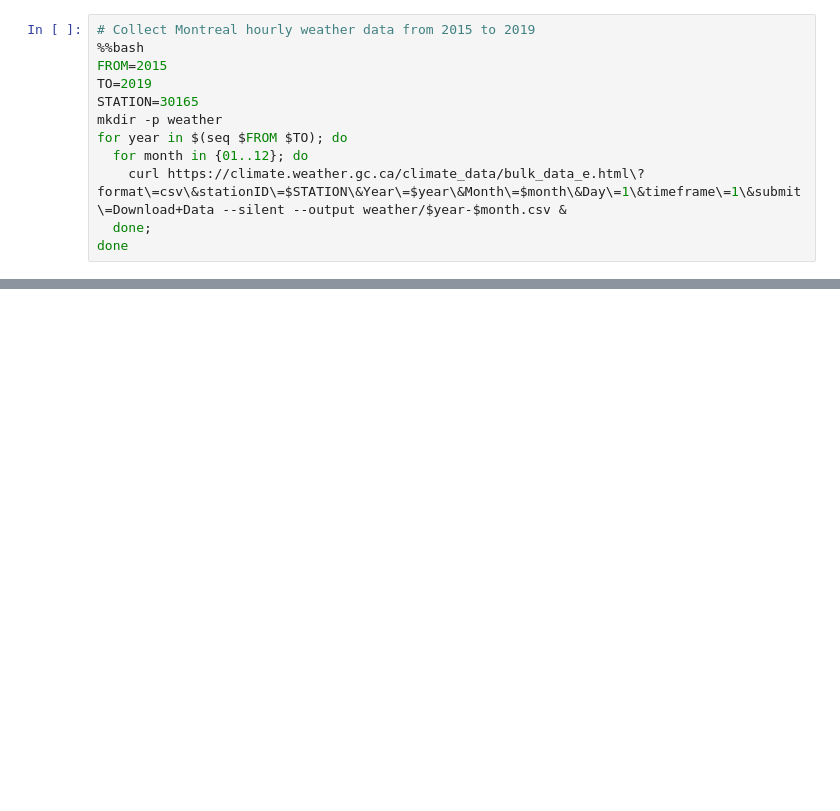
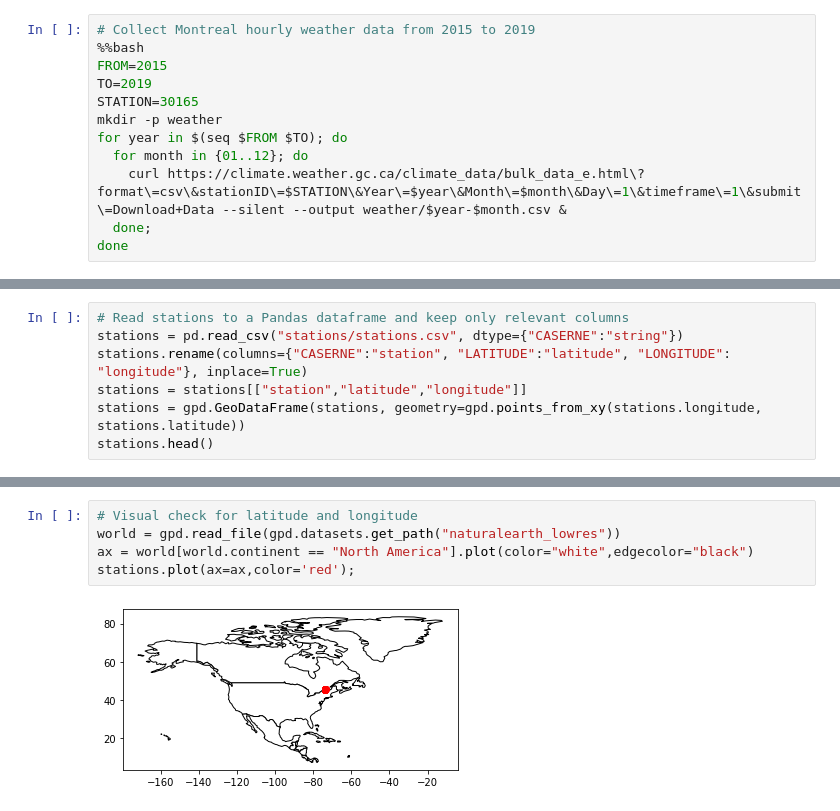
Before and after one commit to naderghanbari/mcgill-capstone, a Jupyter notebook: mcgill_capstone.ipynb, the cells around one changed output, grey strips where cells are left out. Saved outputs shown, nothing was run; the diff lists cells and outputs as text; blank space fills up the shorter version.

Commit message:
Data collection phase 1

```diff
--- a/mcgill_capstone.ipynb
+++ b/mcgill_capstone.ipynb
@@ -50,0 +71,7 @@ assert(len(os.listdir("weather")) == 60)
+# %%
+# Read stations to a Pandas dataframe and keep only relevant columns
+stations = pd.read_csv("stations/stations.csv", dtype={"CASERNE":"string"})
+stations.rename(columns={"CASERNE":"station", "LATITUDE":"latitude", "LONGITUDE": "longitude"}, inplace=True)
+stations = stations[["station","latitude","longitude"]]
+stations = gpd.GeoDataFrame(stations, geometry=gpd.points_from_xy(stations.longitude, stations.latitude))
+stations.head()
@@ -50,0 +85,7 @@ assert(len(os.listdir("weather")) == 60)
+# %%
+# Visual check for latitude and longitude
+world = gpd.read_file(gpd.datasets.get_path("naturalearth_lowres"))
+ax = world[world.continent == "North America"].plot(color="white",edgecolor="black")
+stations.plot(ax=ax,color='red');
+# %% [output]
+[figure, added]
```
Also changed, not shown: parts of 15 cells of this notebook.
